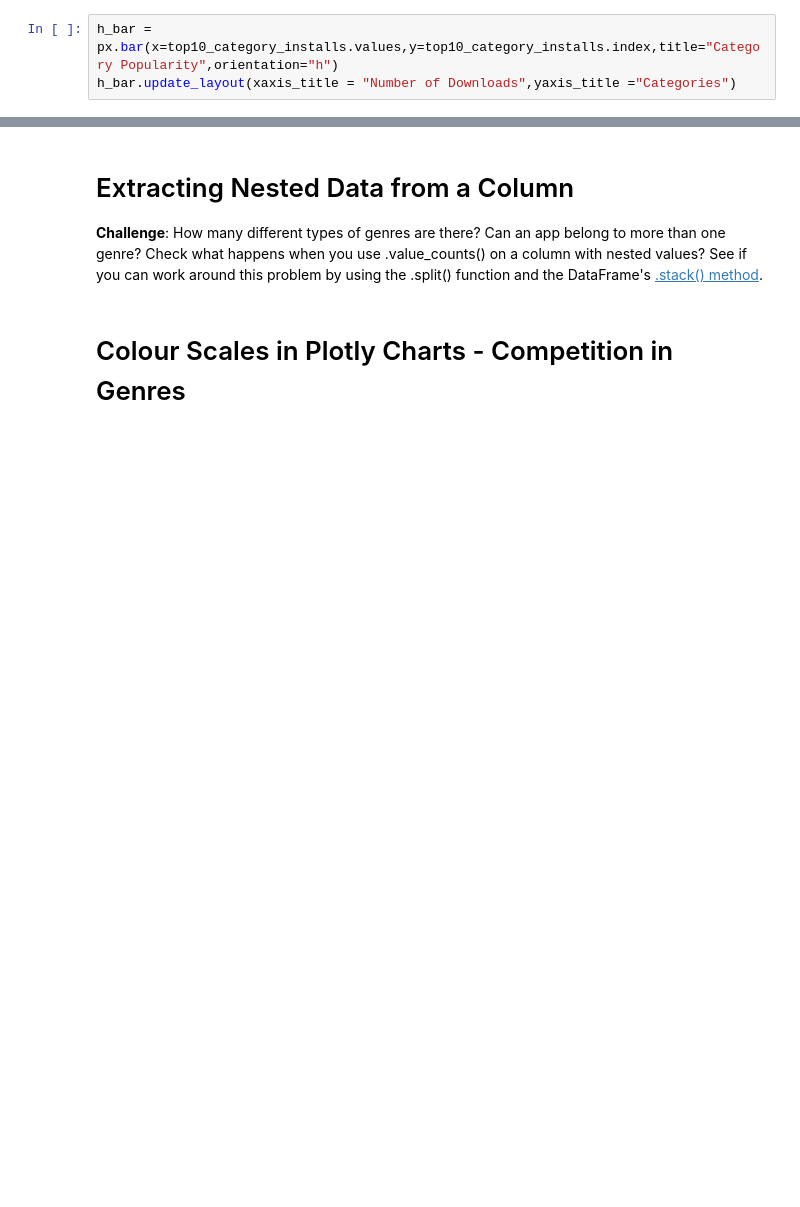
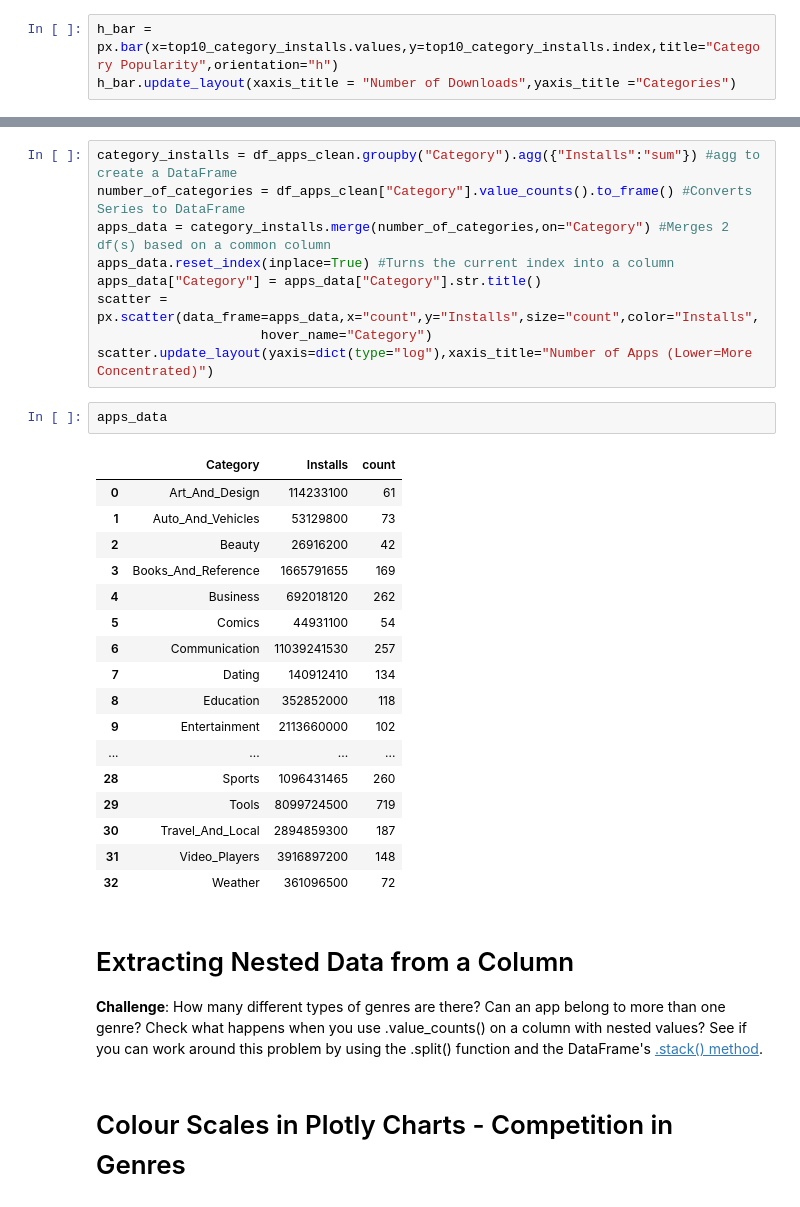
Before and after one commit to Golden-Leaves/100daysofpython, a Jupyter notebook: data_science/google_play_store_project/Google Play Store App Analytics (start).ipynb, the cells around one changed output, grey strips where cells are left out. Drawn from its saved outputs; the diff is of its cells as text; blank space fills up the shorter version.

Commit message:
google_play_store_project compeltre scatter plot

```diff
--- a/data_science/google_play_store_project/Google Play Store App Analytics (start).ipynb
+++ b/data_science/google_play_store_project/Google Play Store App Analytics (start).ipynb
@@ -371,6 +376,35 @@ h_bar.update_layout(xaxis_title = "Number of Downloads",yaxis_title ="Categories
 <img src=https://imgur.com/cHsqh6a.png>
 
 *Hint*: Use the size, hover_name and color parameters in .scatter(). To scale the yaxis, call .update_layout() and specify that the yaxis should be on a log-scale like so: yaxis=dict(type='log')
+# %%
+category_installs = df_apps_clean.groupby("Category").agg({"Installs":"sum"}) #agg to create a DataFrame
+number_of_categories = df_apps_clean["Category"].value_counts().to_frame() #Converts Series to DataFrame
+apps_data = category_installs.merge(number_of_categories,on="Category") #Merges 2 df(s) based on a common column
+apps_data.reset_index(inplace=True) #Turns the current index into a column
+apps_data["Category"] = apps_data["Category"].str.title()
+scatter = px.scatter(data_frame=apps_data,x="count",y="Installs",size="count",color="Installs",
+                     hover_name="Category")
+scatter.update_layout(yaxis=dict(type="log"),xaxis_title="Number of Apps (Lower=More Concentrated)")
+# %%
+apps_data
+# %% [output]
+|  | Category | Installs | count |
+| 0 | Art_And_Design | 114233100 | 61 |
+| 1 | Auto_And_Vehicles | 53129800 | 73 |
+| 2 | Beauty | 26916200 | 42 |
+| 3 | Books_And_Reference | 1665791655 | 169 |
+| 4 | Business | 692018120 | 262 |
+| 5 | Comics | 44931100 | 54 |
+| 6 | Communication | 11039241530 | 257 |
+| 7 | Dating | 140912410 | 134 |
+| 8 | Education | 352852000 | 118 |
+| 9 | Entertainment | 2113660000 | 102 |
+| ... | ... | ... | ... |
+| 28 | Sports | 1096431465 | 260 |
+| 29 | Tools | 8099724500 | 719 |
+| 30 | Travel_And_Local | 2894859300 | 187 |
+| 31 | Video_Players | 3916897200 | 148 |
+| 32 | Weather | 361096500 | 72 |
 # %% [markdown]
 # Extracting Nested Data from a Column
 
```
Also changed, not shown: parts of 5 cells of this notebook.
